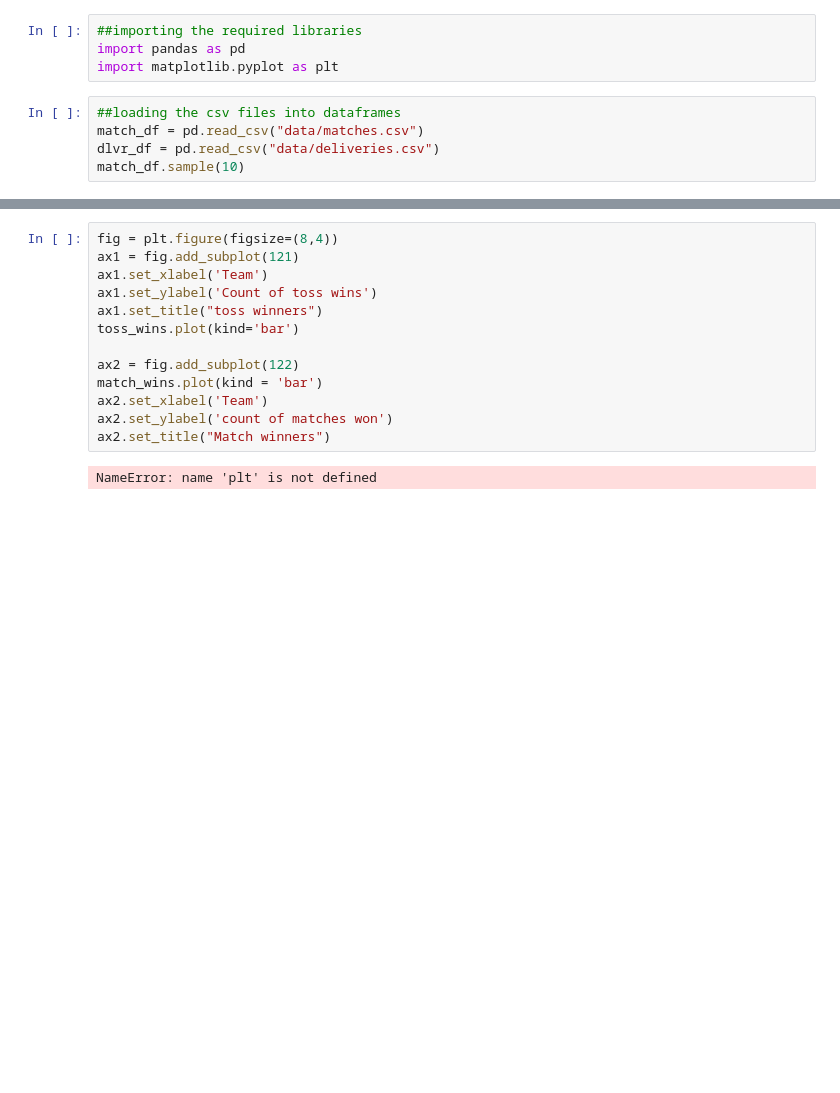
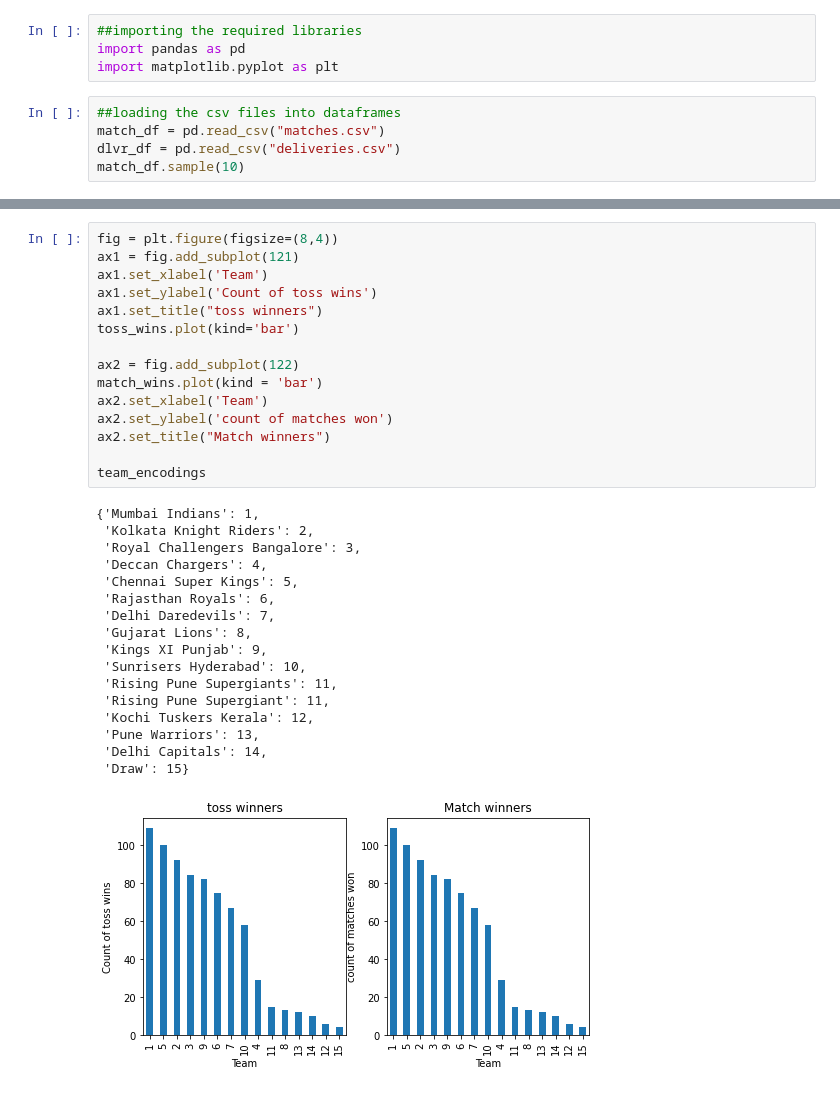
Before and after one commit to sakshamj74/IPL-Analysis, a Jupyter notebook: Toss_Winners.ipynb, the cells around one changed output, grey strips where cells are left out. Cells and saved outputs as stored; diff of their text form; blank space fills up the shorter version.

```diff
--- a/Toss_Winners.ipynb
+++ b/Toss_Winners.ipynb
@@ -4,7 +4,7 @@ import pandas as pd
 import matplotlib.pyplot as plt
 # %%
 ##loading the csv files into dataframes
-match_df = pd.read_csv("data/matches.csv")
-dlvr_df = pd.read_csv("data/deliveries.csv")
+match_df = pd.read_csv("matches.csv")
+dlvr_df = pd.read_csv("deliveries.csv")
 match_df.sample(10)
 # %% [output]
@@ -89,15 +185,33 @@ NameError: name 'match_df' is not defined
 # %%
 fig = plt.figure(figsize=(8,4))
 ax1 = fig.add_subplot(121)
 ax1.set_xlabel('Team')
 ax1.set_ylabel('Count of toss wins')
 ax1.set_title("toss winners")
 toss_wins.plot(kind='bar')
 
 ax2 = fig.add_subplot(122)
 match_wins.plot(kind = 'bar')
 ax2.set_xlabel('Team')
 ax2.set_ylabel('count of matches won')
 ax2.set_title("Match winners")
+
+team_encodings
 # %% [output]
-NameError: name 'plt' is not defined
+{'Mumbai Indians': 1,
+ 'Kolkata Knight Riders': 2,
+ 'Royal Challengers Bangalore': 3,
+ 'Deccan Chargers': 4,
+ 'Chennai Super Kings': 5,
+ 'Rajasthan Royals': 6,
+ 'Delhi Daredevils': 7,
+ 'Gujarat Lions': 8,
+ 'Kings XI Punjab': 9,
+ 'Sunrisers Hyderabad': 10,
+ 'Rising Pune Supergiants': 11,
+ 'Rising Pune Supergiant': 11,
+ 'Kochi Tuskers Kerala': 12,
+ 'Pune Warriors': 13,
+ 'Delhi Capitals': 14,
+ 'Draw': 15}
+[figure, added]
```
Also changed, not shown: parts of 12 cells of this notebook.
